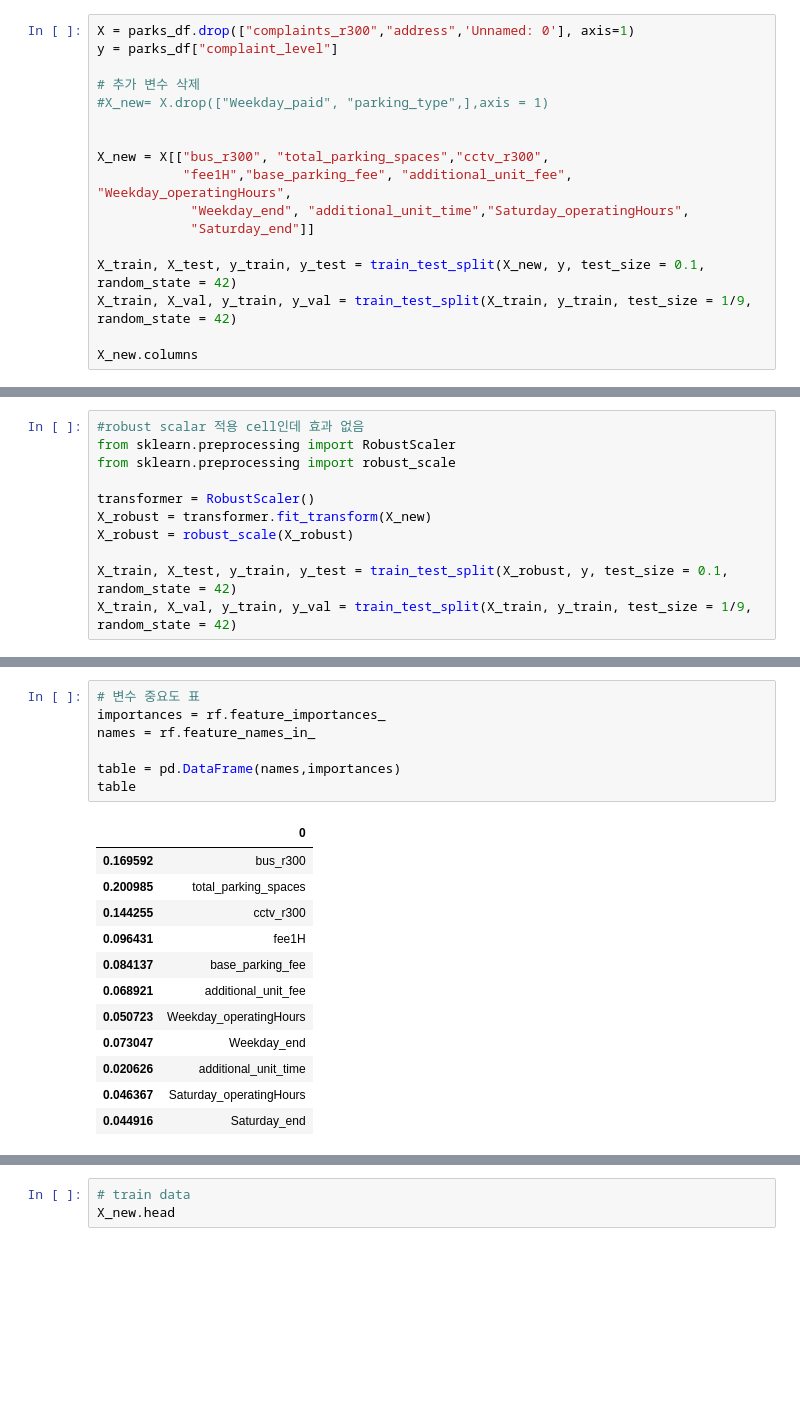
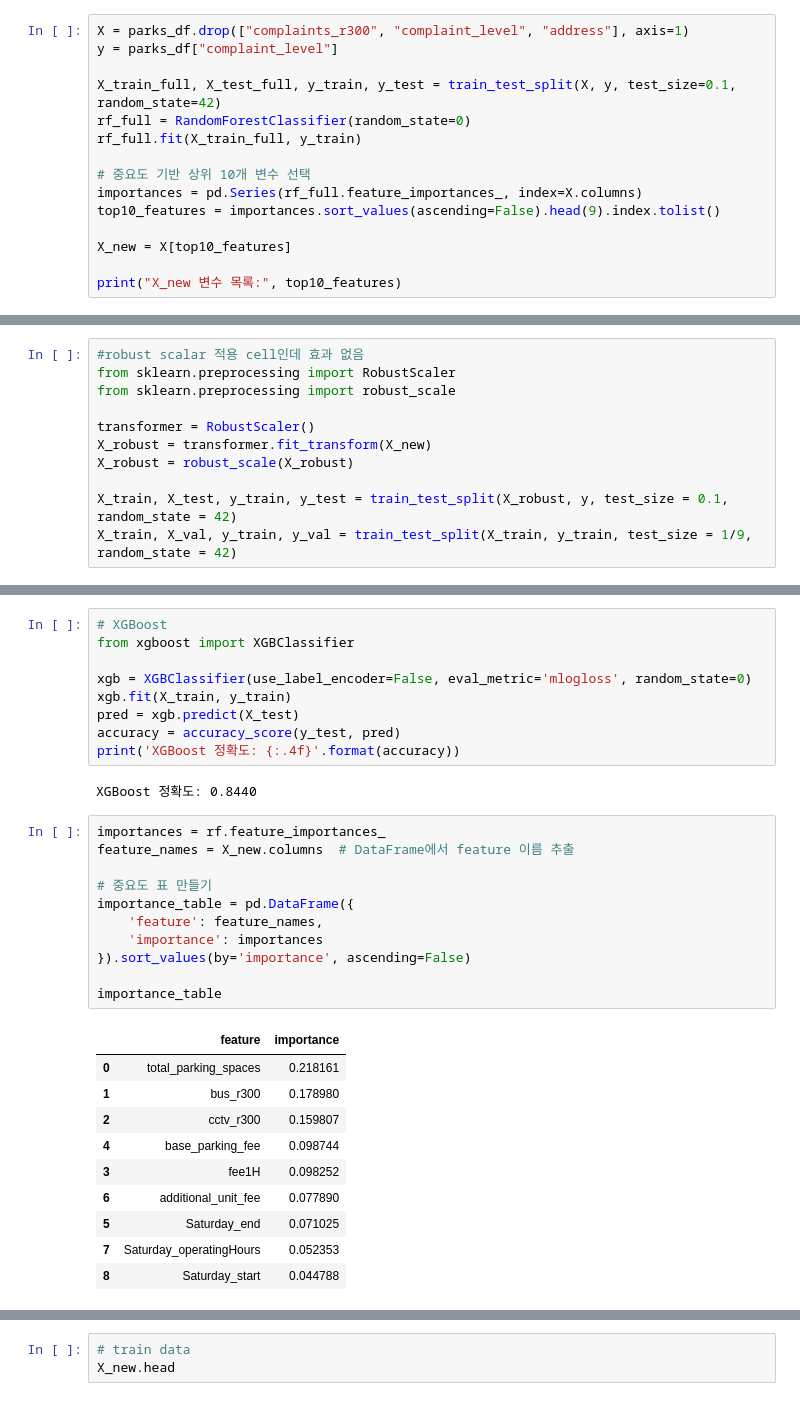
Before and after one commit to vxlmlxv/20251R0136COSE47101, a Jupyter notebook: randomforest.ipynb, the cells around one changed output, grey strips where cells are left out. Saved outputs shown, nothing was run; the diff lists cells and outputs as text; blank space fills up the shorter version.

```diff
--- a/randomforest.ipynb
+++ b/randomforest.ipynb
@@ -85,18 +158,16 @@ print(list(le_dict["Holiday_paid"].classes_))
 # %%
-X = parks_df.drop(["complaints_r300","address",'Unnamed: 0'], axis=1)
+X = parks_df.drop(["complaints_r300", "complaint_level", "address"], axis=1)
 y = parks_df["complaint_level"]
 
-# 추가 변수 삭제
-#X_new= X.drop(["Weekday_paid", "parking_type",],axis = 1)
+X_train_full, X_test_full, y_train, y_test = train_test_split(X, y, test_size=0.1, random_state=42)
+rf_full = RandomForestClassifier(random_state=0)
+rf_full.fit(X_train_full, y_train)
 
+# 중요도 기반 상위 10개 변수 선택
+importances = pd.Series(rf_full.feature_importances_, index=X.columns)
+top10_features = importances.sort_values(ascending=False).head(9).index.tolist()
 
-X_new = X[["bus_r300", "total_parking_spaces","cctv_r300",
-           "fee1H","base_parking_fee", "additional_unit_fee", "Weekday_operatingHours",
-            "Weekday_end", "additional_unit_time","Saturday_operatingHours",
-            "Saturday_end"]]
+X_new = X[top10_features]
 
-X_train, X_test, y_train, y_test = train_test_split(X_new, y, test_size = 0.1, random_state = 42)
-X_train, X_val, y_train, y_val = train_test_split(X_train, y_train, test_size = 1/9, random_state = 42)
-
-X_new.columns
+print("X_new 변수 목록:", top10_features)
 # %% [output]
@@ -128,23 +230,36 @@ print('랜덤 포레스트 정확도: {:.4f}'.format(accuracy))
+# %%
+# XGBoost
+from xgboost import XGBClassifier
+
+xgb = XGBClassifier(use_label_encoder=False, eval_metric='mlogloss', random_state=0)
+xgb.fit(X_train, y_train)
+pred = xgb.predict(X_test)
+accuracy = accuracy_score(y_test, pred)
+print('XGBoost 정확도: {:.4f}'.format(accuracy))
+# %% [output]
+XGBoost 정확도: 0.8440
 # %%
-# 변수 중요도 표
 importances = rf.feature_importances_
-names = rf.feature_names_in_
+feature_names = X_new.columns  # DataFrame에서 feature 이름 추출
 
-table = pd.DataFrame(names,importances)
-table
+# 중요도 표 만들기
+importance_table = pd.DataFrame({
+    'feature': feature_names,
+    'importance': importances
+}).sort_values(by='importance', ascending=False)
+
+importance_table
 # %% [output]
-|  | 0 |
-| 0.169592 | bus_r300 |
-| 0.200985 | total_parking_spaces |
-| 0.144255 | cctv_r300 |
-| 0.096431 | fee1H |
-| 0.084137 | base_parking_fee |
-| 0.068921 | additional_unit_fee |
-| 0.050723 | Weekday_operatingHours |
-| 0.073047 | Weekday_end |
-| 0.020626 | additional_unit_time |
-| 0.046367 | Saturday_operatingHours |
-| 0.044916 | Saturday_end |
+|  | feature | importance |
+| 0 | total_parking_spaces | 0.218161 |
+| 1 | bus_r300 | 0.178980 |
+| 2 | cctv_r300 | 0.159807 |
+| 4 | base_parking_fee | 0.098744 |
+| 3 | fee1H | 0.098252 |
+| 6 | additional_unit_fee | 0.077890 |
+| 5 | Saturday_end | 0.071025 |
+| 7 | Saturday_operatingHours | 0.052353 |
+| 8 | Saturday_start | 0.044788 |
 # %%
 from sklearn.metrics import mean_squared_error
 
```
Also changed, not shown: parts of 14 cells of this notebook.
